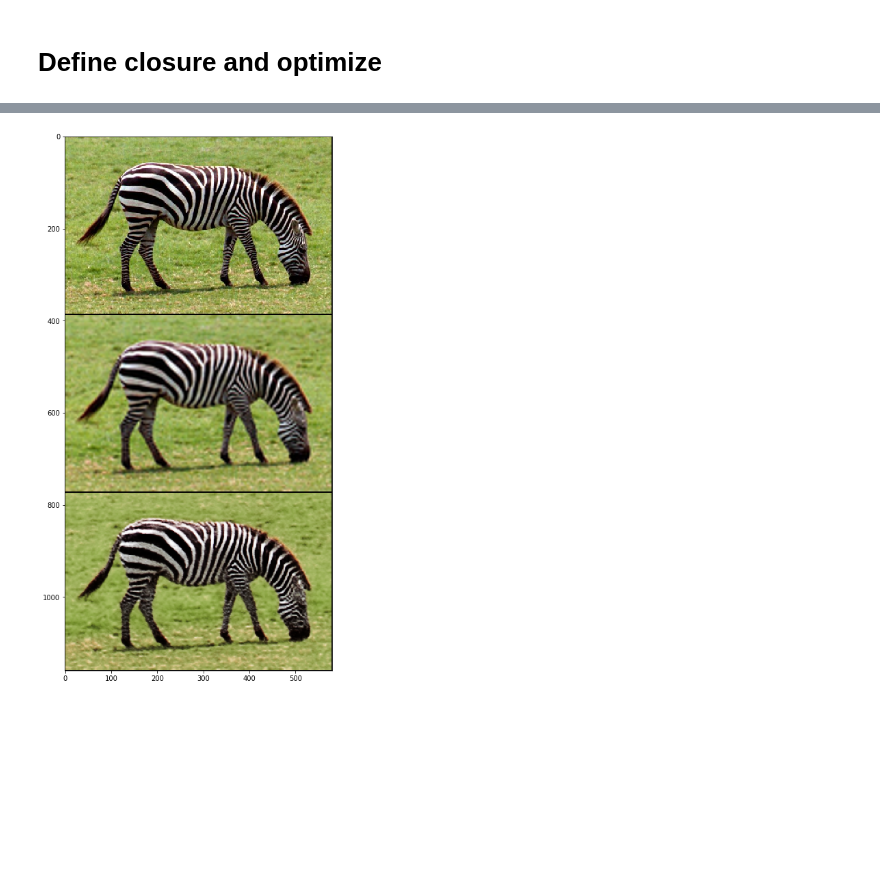
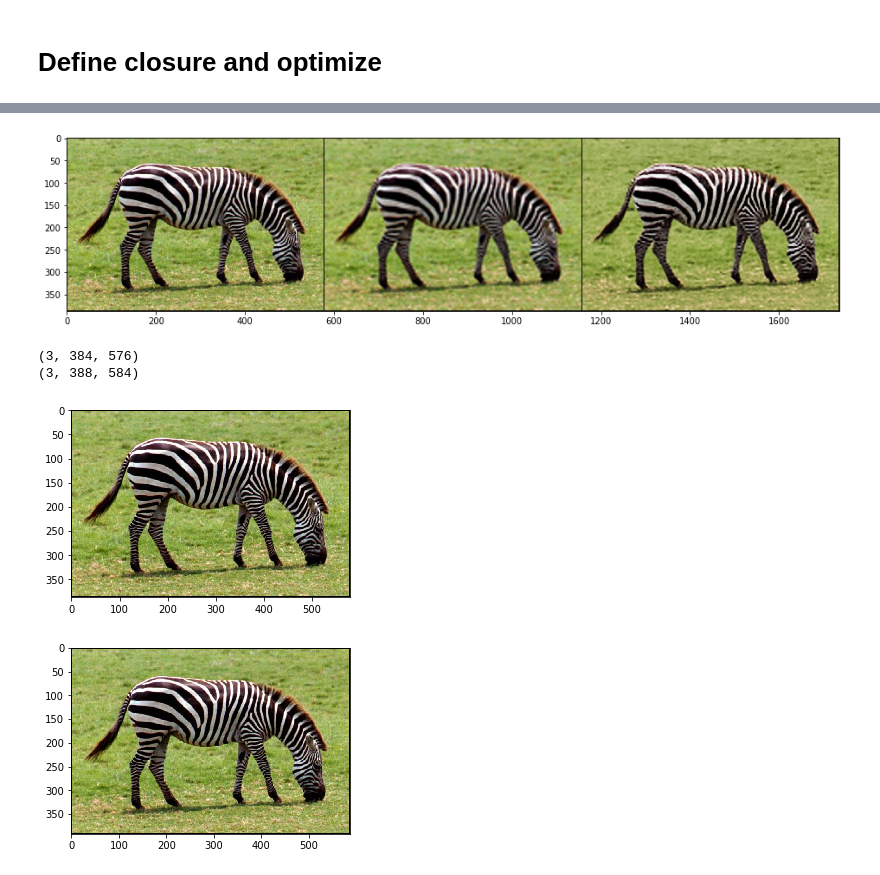
Before and after one commit to thumbe12856/deep-learning, a Jupyter notebook: Lab2/deep-image-prior/super-resolution.ipynb, the cells around one changed output, grey strips where cells are left out. Saved outputs shown, nothing was run; the diff lists cells and outputs as text; code cells hidden in the pictures; blank space fills up the shorter version.

```diff
--- a/Lab2/deep-image-prior/super-resolution.ipynb
+++ b/Lab2/deep-image-prior/super-resolution.ipynb
@@ -149,10 +157,20 @@ Iteration 01999    PSNR_LR 29.344   PSNR_HR 22.901
 # %%
 out_HR_np = np.clip(var_to_np(net(net_input)), 0, 1)
 result_deep_prior = put_in_center(out_HR_np, imgs['orig_np'].shape[1:])
 
 # For the paper we acually took `_bicubic.png` files from LapSRN viewer and used `result_deep_prior` as our result
 plot_image_grid([imgs['HR_np'],
                  imgs['bicubic_np'],
-                 out_HR_np], factor=4, nrow=1);
+                 out_HR_np], factor=13, nrow=3);
 # %% [output]
-[figure, old version]
+[figure, new version]
+# %%
+print(out_HR_np.shape)
+print(imgs['orig_np'].shape)
+plot_image_grid([imgs['HR_np']], factor=4, nrow=1);
+plot_image_grid([imgs['orig_np']], factor=4, nrow=1);
+# %% [output]
+(3, 384, 576)
+(3, 388, 584)
+[figure, added]
+[figure, added]
```
Also changed, not shown: parts of 3 cells of this notebook, 6 other files.
